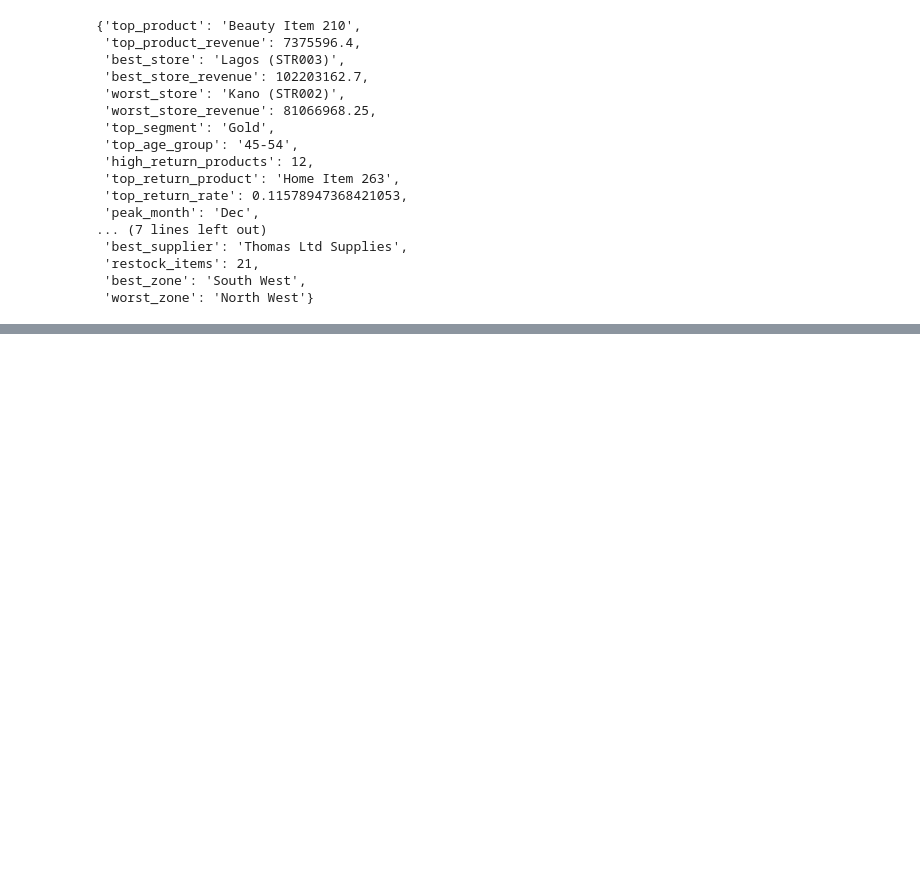
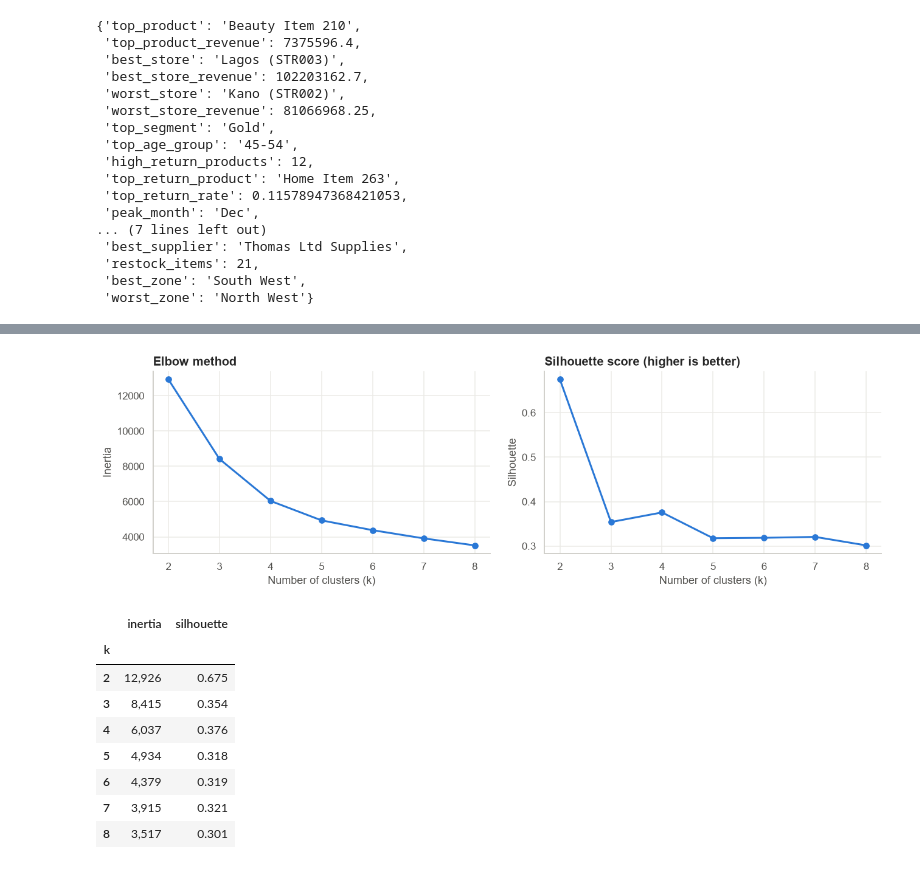
Before and after one commit to Mo-lemi/AnalystLab-Africa-Data-Science, a Jupyter notebook: Week1_DataScience_Project/Week1_EDA.ipynb, the cells around one changed output, grey strips where cells are left out. Drawn from its saved outputs; the diff is of its cells as text; code cells hidden in the pictures; blank space fills up the shorter version.

```diff
--- a/Week1_DataScience_Project/Week1_EDA.ipynb
+++ b/Week1_DataScience_Project/Week1_EDA.ipynb
@@ -1936,0 +1959,42 @@ insights
+# %%
+from sklearn.cluster import KMeans
+from sklearn.metrics import silhouette_score
+from sklearn.preprocessing import StandardScaler
+
+RFM_FEATURES = ["days_since_last_purchase", "completed_orders", "total_revenue", "completion_rate"]
+rfm = customer_features[RFM_FEATURES].copy()
+
+X = rfm.copy()
+for col in ["completed_orders", "total_revenue"]:
+    X[col] = np.log1p(X[col])
+X_scaled = StandardScaler().fit_transform(X)
+
+k_range = range(2, 9)
+scores = pd.DataFrame(
+    [(k, (km := KMeans(n_clusters=k, n_init=10, random_state=42).fit(X_scaled)).inertia_,
+      silhouette_score(X_scaled, km.labels_, sample_size=3000, random_state=42)) for k in k_range],
+    columns=["k", "inertia", "silhouette"]).set_index("k")
+
+fig, axes = plt.subplots(1, 2, figsize=(12, 3.8))
+axes[0].plot(scores.index, scores["inertia"], marker="o", color=PRIMARY, linewidth=2)
+axes[0].set_title("Elbow method")
+axes[0].set_xlabel("Number of clusters (k)")
+axes[0].set_ylabel("Inertia")
+axes[1].plot(scores.index, scores["silhouette"], marker="o", color=PRIMARY, linewidth=2)
+axes[1].set_title("Silhouette score (higher is better)")
+axes[1].set_xlabel("Number of clusters (k)")
+axes[1].set_ylabel("Silhouette")
+fig.tight_layout()
+save_fig(fig, "18_kmeans_k_selection")
+scores.style.format({"inertia": "{:,.0f}", "silhouette": "{:.3f}"})
+# %% [output]
+[figure, added]
+|  | inertia | silhouette |
+| k |  |  |
+| 2 | 12,926 | 0.675 |
+| 3 | 8,415 | 0.354 |
+| 4 | 6,037 | 0.376 |
+| 5 | 4,934 | 0.318 |
+| 6 | 4,379 | 0.319 |
+| 7 | 3,915 | 0.321 |
+| 8 | 3,517 | 0.301 |
```
Also changed, not shown: parts of 10 cells of this notebook, 4 other files.
